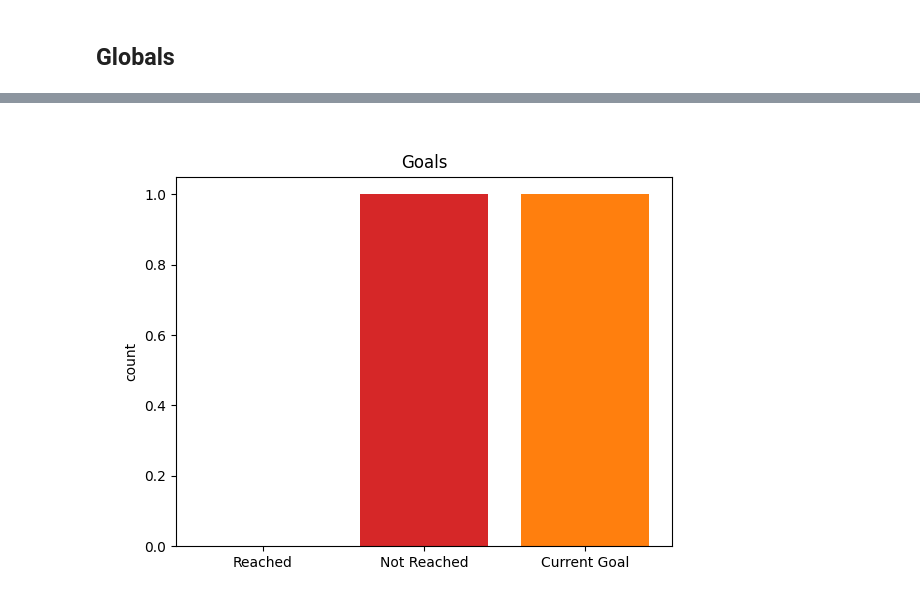
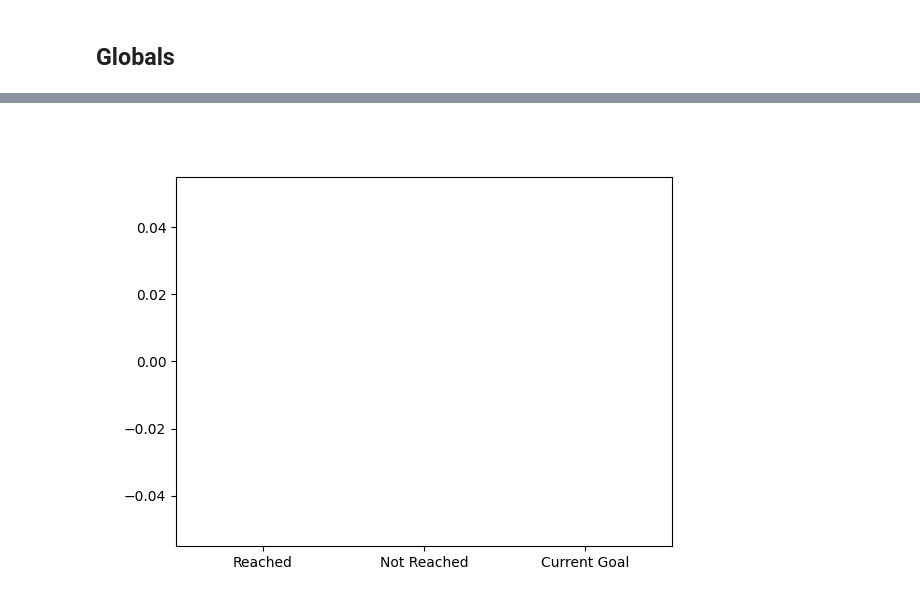
Before and after one commit to obesk/RT1_asignment2_ROS1, a Jupyter notebook: scripts/action_client_notebook.ipynb, the cells around one changed output, grey strips where cells are left out. Drawn from its saved outputs; the diff is of its cells as text; code cells hidden in the pictures.

Commit message:
Implemented dynamic bar plot for goals
Signed-off-by: Roberto Bertelli <robbybertelli@gmail.com>

```diff
--- a/scripts/action_client_notebook.ipynb
+++ b/scripts/action_client_notebook.ipynb
@@ -181,14 +149,25 @@ No feedacks received from the server yet!
-# %%
-fig, ax = plt.subplots()
-
-x = ['Reached', 'Not Reached', 'Current Goal']
-y = [reached_goals, not_reached_goals, 1 if active_goal else 0]
-
-bar_colors = ['tab:green', 'tab:red', 'tab:orange']
-
-ax.bar(x, y, color=bar_colors)
-ax.set_ylabel('count')
-ax.set_title('Goals')
-plt.show()
-# %% [output]
-[figure, removed]
+# %%
+fig, axs = plt.subplots()
+type(axs)
+
+
+x = ['Reached', 'Not Reached', 'Current Goal']
+bar_container = axs.bar(x, [0, 0, 0])
+
+
+def update_plot(frame):
+    y = [reached_goals, not_reached_goals, 1 if active_goal else 0]
+    axs.set_ylim(0, max(y))
+
+
+    for bar, new_height in zip(bar_container.patches, y):
+        bar.set_height(new_height)
+
+    return axs, bar_container
+
+
+cart = FuncAnimation(fig, func=update_plot, cache_frame_data=False)
+
+plt.show()
+# %% [output]
+[figure, added]
```
Also changed, not shown: parts of 2 cells of this notebook.
